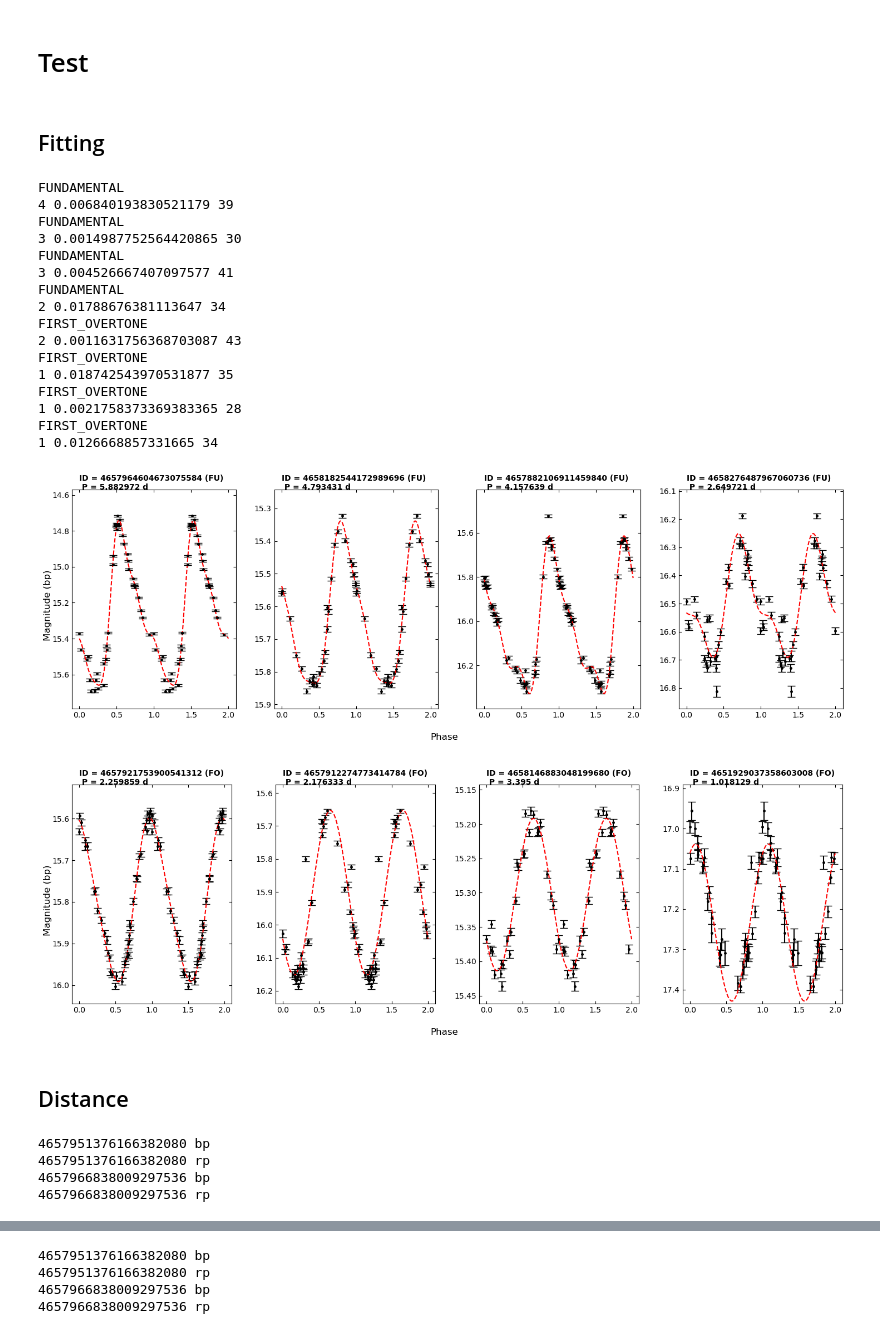
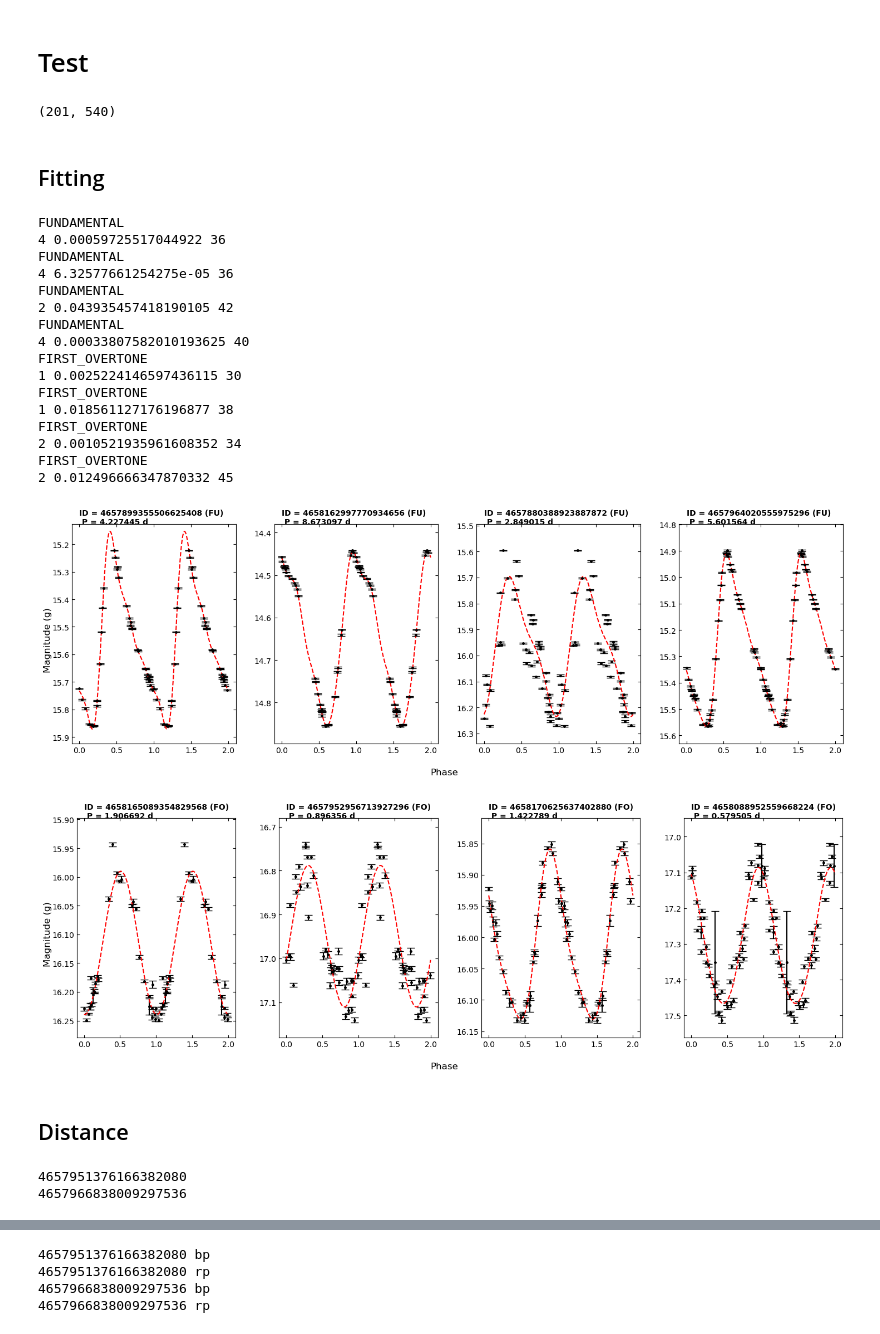
Before and after one commit to creastro/GAIA_Cepheids_lightcurve, a Jupyter notebook: pipeline.ipynb, the cells around one changed output, grey strips where cells are left out. Saved outputs shown, nothing was run; the diff lists cells and outputs as text; code cells hidden in the pictures.

```diff
--- a/pipeline.ipynb
+++ b/pipeline.ipynb
@@ -15,7 +15,7 @@ def fourierfit(phase, mag, mag_err, degree):
     #initialize array of coefficients (A0, phi0, A1, phi1..., offset)
     a_init=[1.0,.1] * degree + [np.mean(mag)]
 
-    popt, pcov = curve_fit(fourier_series, phase, mag, a_init, sigma = mag_err, maxfev=10000)
+    popt, pcov = curve_fit(fourier_series, phase, mag, a_init, sigma = mag_err, maxfev=20000)
     return popt
 # %%
 def fourier_decomposition(phase, mag, mag_err):
@@ -258,6 +268,10 @@ pd.set_option('display.max_rows', 10)
 # %%
 data = pd.read_csv('data_big.csv')
 lightcurve_path = 'Data_big/'
+count = data['variCepheid_modeBestClassification'].value_counts()
+count['FIRST_OVERTONE']
+# %% [output]
+(201, 540)
 # %% [markdown]
 ## Fitting
 # %%
@@ -266,37 +280,36 @@ fundamental = data.loc[data.variCepheid_modeBestClassification == 'FUNDAMENTAL']
 # %%
 # ind = fundamental['variCepheid_sourceId'].sample(6, replace=False).tolist()
 ind = fundamental['variCepheid_sourceId'].sample(4, replace=False).tolist()
-plot_lightcurve(data, lightcurve_path, ind, 'bp')
+plot_lightcurve(data, lightcurve_path, ind, 'g')
 ind = first_o['variCepheid_sourceId'].sample(4, replace=False).tolist()
-plot_lightcurve(data, lightcurve_path, ind, 'bp')
+plot_lightcurve(data, lightcurve_path, ind, 'g')
 # %% [output]
 FUNDAMENTAL
-4 0.006840193830521179 39
+4 0.00059725517044922 36
 FUNDAMENTAL
-3 0.0014987752564420865 30
+4 6.32577661254275e-05 36
 FUNDAMENTAL
-3 0.004526667407097577 41
+2 0.043935457418190105 42
 FUNDAMENTAL
-2 0.01788676381113647 34
+4 0.00033807582010193625 40
 FIRST_OVERTONE
-2 0.0011631756368703087 43
+1 0.0025224146597436115 30
 FIRST_OVERTONE
-1 0.018742543970531877 35
+1 0.018561127176196877 38
 FIRST_OVERTONE
-1 0.0021758373369383365 28
+2 0.0010521935961608352 34
 FIRST_OVERTONE
-1 0.0126668857331665 34
+2 0.012496666347870332 45
-[figure, old version]
+[figure, new version]
-[figure, old version]
+[figure, new version]
 # %% [markdown]
 ## Distance
 # %%
-w, w_err, P, P_err = run(data, lightcurve_path, mode = 'FUNDAMENTAL')
+mode = 'FUNDAMENTAL'
+w, w_err, P, P_err = run(data, lightcurve_path, n_samples = count[mode], mode = mode)
 # %% [output]
-4657951376166382080 bp
-4657951376166382080 rp
-4657966838009297536 bp
-4657966838009297536 rp
+4657951376166382080
+4657966838009297536
 # %%
 W = -2.744 - 3.391*np.log10(P)
 W_err = np.sqrt(0.045**2 + (0.052*P_err)**2)
```
Also changed, not shown: parts of 7 cells of this notebook.
